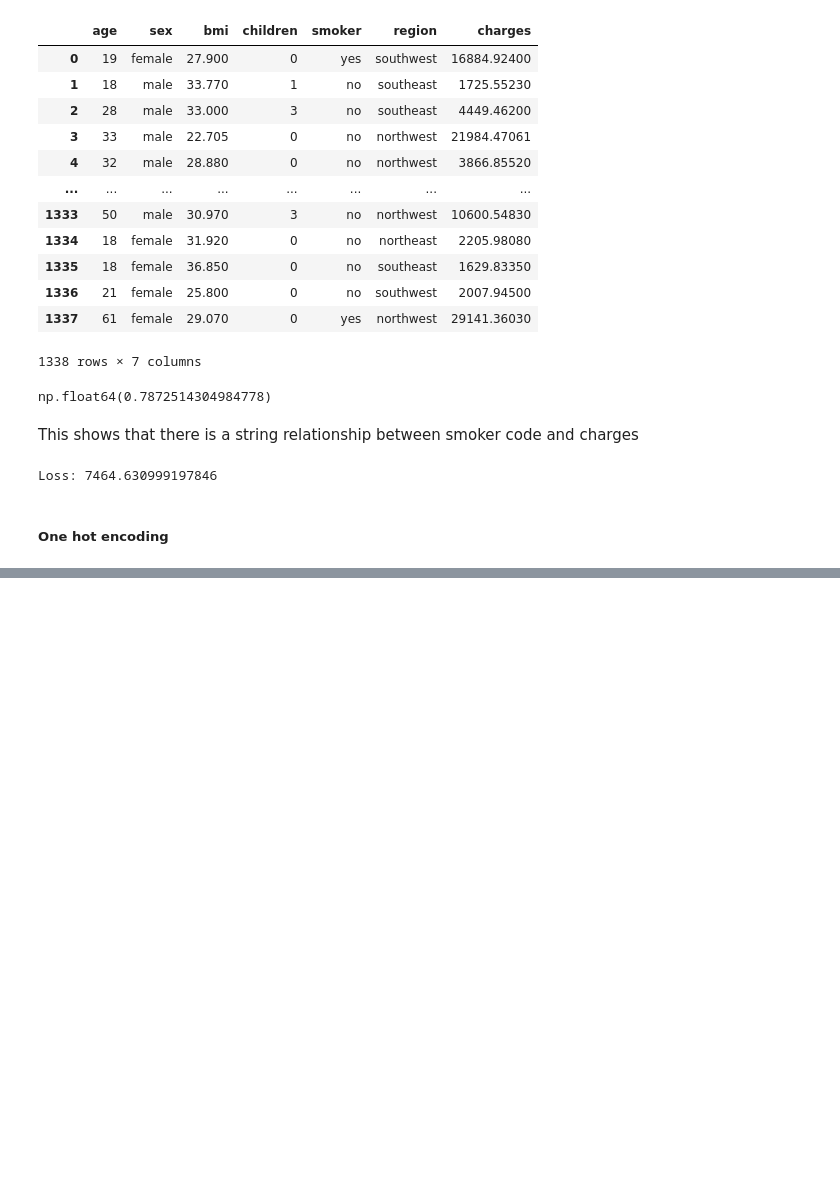
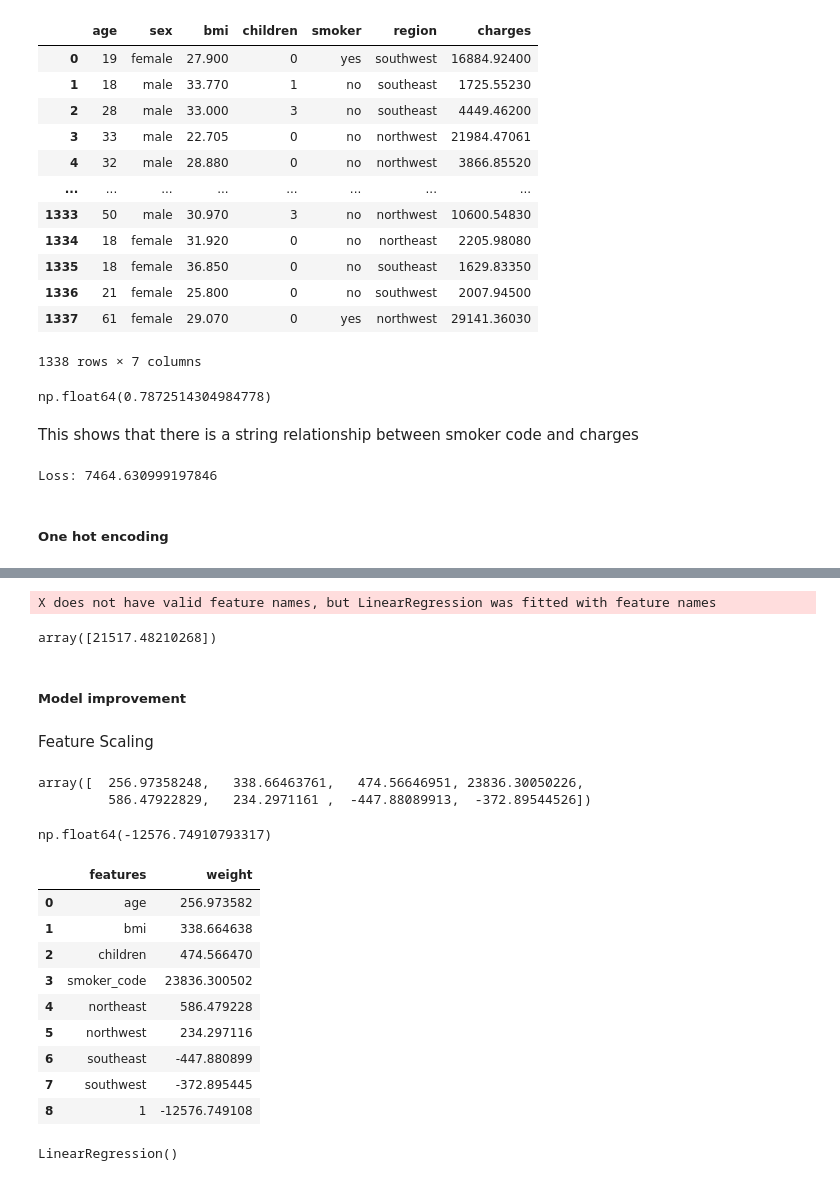
Before and after one commit to tahaftm/Machine-Learning-Projects, a Jupyter notebook: linear regression.ipynb, the cells around one changed output, grey strips where cells are left out. Drawn from its saved outputs; the diff is of its cells as text; code cells hidden in the pictures; blank space fills up the shorter version.

Commit message:
model improvement

```diff
--- a/linear regression.ipynb
+++ b/linear regression.ipynb
@@ -413,0 +461,13 @@ Loss: 7464.630999197846
+# %%
+# Defining the input and expected result
+inputs, result = df[['age', 'bmi', 'children', 'smoker_code', 'northeast', 'northwest', 'southeast', 'southwest']], df['charges']
+
+# Choosing the model and fitting the data
+model = LinearRegression().fit(inputs, result)
+
+# predicting the result
+prediction = model.predict(inputs)
+
+# Calculating the loss
+loss = rmse(prediction, df['charges'])
+print(f"Loss: {loss}")
@@ -413,0 +476,46 @@ Loss: 7464.630999197846
+# %%
+model.predict([[10,21,2,1,0,0,0,1]])
+# %% [output]
+X does not have valid feature names, but LinearRegression was fitted with feature names
+array([21517.48210268])
+# %% [markdown]
+##### Model improvement
+# %% [markdown]
+Feature Scaling
+# %%
+model.coef_
+# %% [output]
+array([  256.97358248,   338.66463761,   474.56646951, 23836.30050226,
+         586.47922829,   234.2971161 ,  -447.88089913,  -372.89544526])
+# %%
+model.intercept_
+# %% [output]
+np.float64(-12576.74910793317)
+# %%
+weighted_df= pd.DataFrame({
+    "features" : np.append(np.array(['age', 'bmi', 'children', 'smoker_code', 'northeast', 'northwest', 'southeast', 'southwest']),1),
+    "weight" : np.append(model.coef_, model.intercept_)
+})
+weighted_df
+# %% [output]
+|  | features | weight |
+| 0 | age | 256.973582 |
+| 1 | bmi | 338.664638 |
+| 2 | children | 474.566470 |
+| 3 | smoker_code | 23836.300502 |
+| 4 | northeast | 586.479228 |
+| 5 | northwest | 234.297116 |
+| 6 | southeast | -447.880899 |
+| 7 | southwest | -372.895445 |
+| 8 | 1 | -12576.749108 |
+# %%
+from sklearn.preprocessing import StandardScaler
+scaler = StandardScaler()
+scaler.fit(df[['age', 'bmi', 'children']])
+input_scaled = scaler.transform(df[['age', 'bmi', 'children']])
+model = LinearRegression()
+cat_data= df[['smoker_code', 'northeast', 'northwest', 'southeast', 'southwest']]
+inputs = np.concatenate((input_scaled, cat_data), axis=1)
+model.fit(inputs,df['charges'])
+# %% [output]
+LinearRegression()
```
Also changed, not shown: parts of 9 cells of this notebook.
